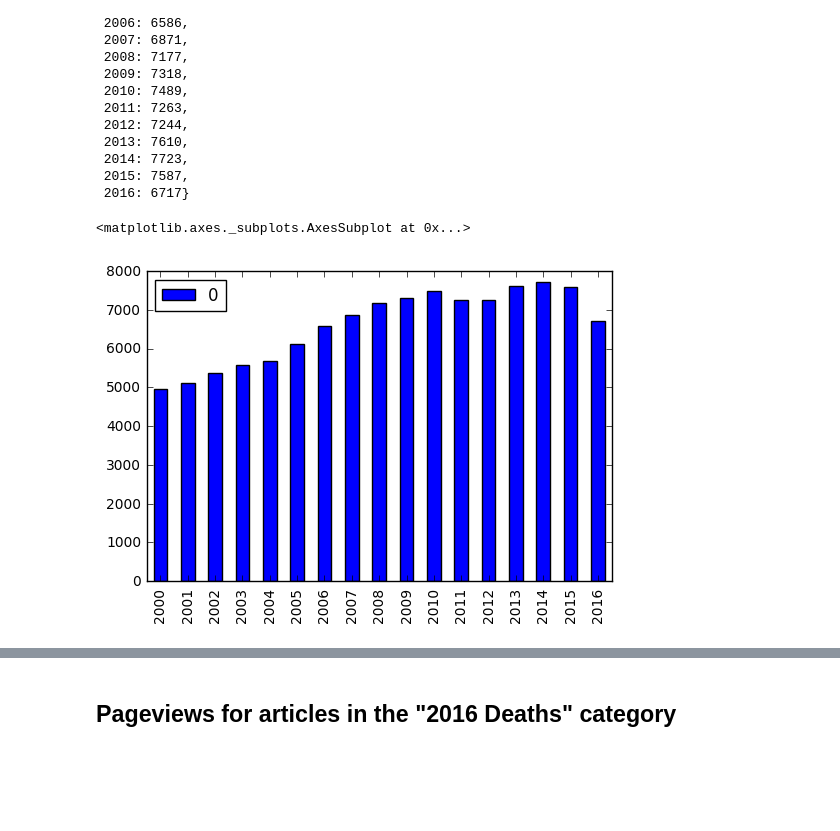
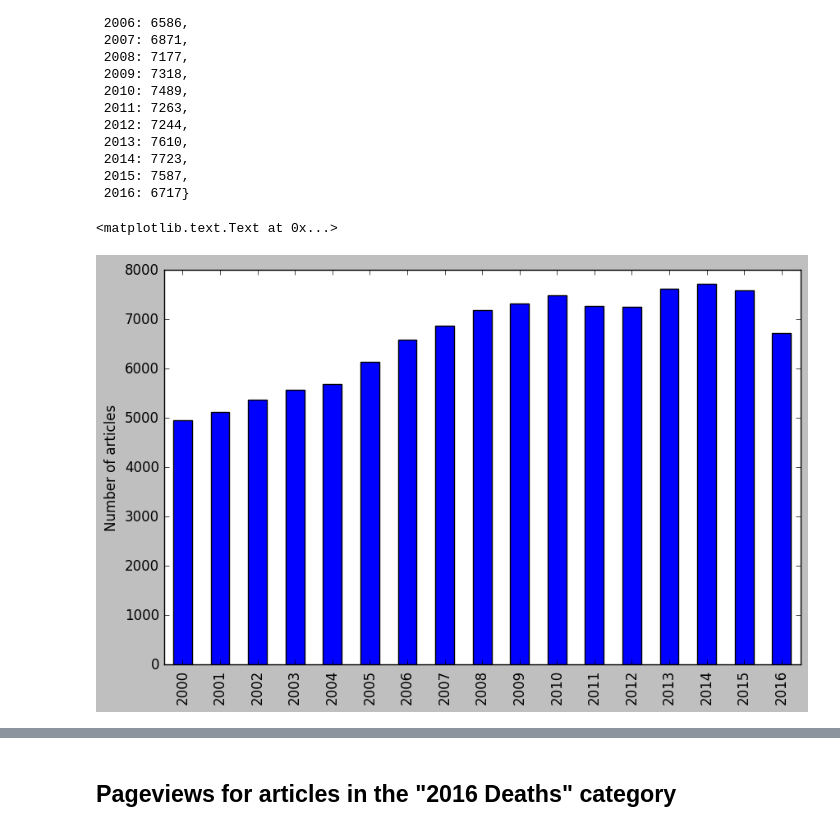
Before and after one commit to staeiou/wiki-stat-notebooks, a Jupyter notebook: deaths/deaths-enwiki-2016.ipynb, the cells around one changed output, grey strips where cells are left out. Cells and saved outputs as stored; diff of their text form; code cells hidden in the pictures; blank space fills up the shorter version.

Commit message:
update graphs

```diff
--- a/deaths/deaths-enwiki-2016.ipynb
+++ b/deaths/deaths-enwiki-2016.ipynb
@@ -51,12 +51,15 @@ deathperyear
  2015: 7587,
  2016: 6717}
 # %%
+matplotlib.style.use("classic")
 df = pd.DataFrame.from_dict(deathperyear,orient='index')
 df = df.sort_index()
-df.plot(kind='bar')
+ax = df.plot(kind='bar',figsize=[10,6])
+ax.legend_.remove()
+ax.set_ylabel("Number of articles")
 # %% [output]
-<matplotlib.axes._subplots.AxesSubplot at 0x...>
+<matplotlib.text.Text at 0x...>
-[figure, old version]
+[figure, new version]
 # %%
 f = open('death_pageviews_2016.tsv', 'w')
 f.write("title, 2016_views")
```
Also changed, not shown: parts of 1 cell of this notebook.
